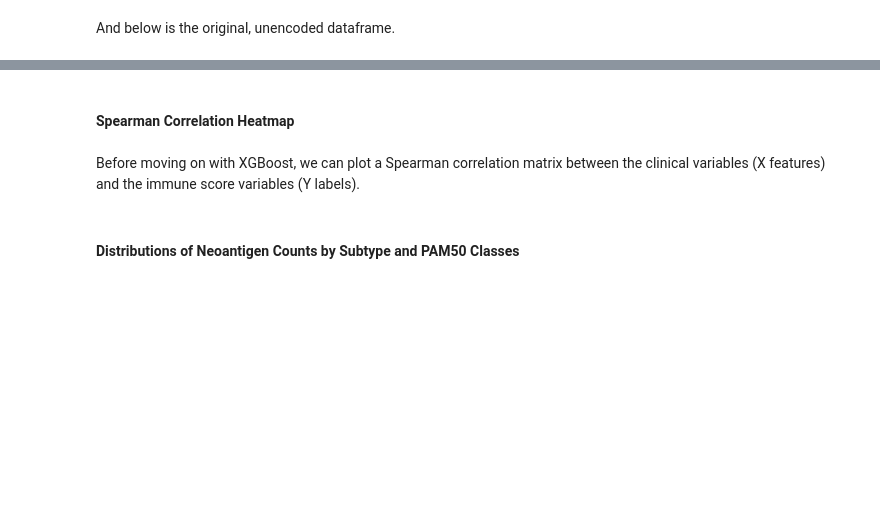
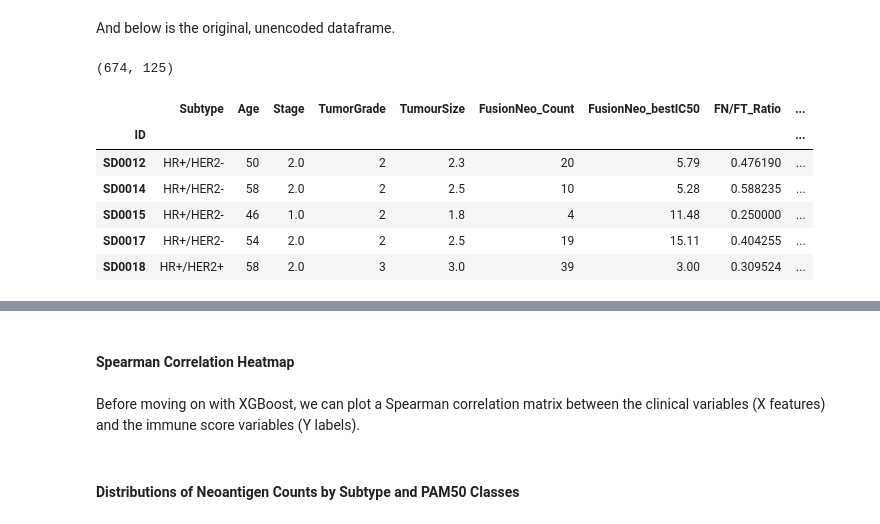
Before and after one commit to cancer-research-malaysia/ImmuNeonSVM, a Jupyter notebook: nb/xgboost_tuned.ipynb, the cells around one changed output, grey strips where cells are left out. Cells and saved outputs as stored; diff of their text form; code cells hidden in the pictures; blank space fills up the shorter version.

```diff
--- a/nb/xgboost_tuned.ipynb
+++ b/nb/xgboost_tuned.ipynb
@@ -143,12 +139,10 @@ dfx['IMPRES'] = dfx['IMPRES'].astype('int64')
 # %%
-# change Stage and Age column into int64
-dfx2['Stage'] = dfx2['Stage'].astype('int64')
-dfx2['Age'] = dfx2['Age'].astype('int64')
-dfx2['TumorGrade'] = dfx2['TumorGrade'].astype('int64')
-dfx2['IMPRES'] = dfx2['IMPRES'].astype('int64')
-dfx2['FusionNeo_Count'] = dfx2['FusionNeo_Count'].astype('int64')
-dfx2['FusionTransscript_Count'] = dfx2['FusionTransscript_Count'].astype('int64')
-dfx2['SNVindelNeo_Count'] = dfx2['SNVindelNeo_Count'].astype('int64')
-dfx2['FN/FT_Ratio'] = dfx2['FN/FT_Ratio'].astype('float64')
+dfd['Subtype'] = dfd['Subtype'].astype('category')
+dfd['Age'] = dfd['Age'].astype('int64')
+dfd['TumorGrade'] = dfd['TumorGrade'].astype('int64')
+dfd['IMPRES'] = dfd['IMPRES'].astype('int64')
+dfd['FusionNeo_Count'] = dfd['FusionNeo_Count'].astype('int64')
+dfd['SNVindelNeo_Count'] = dfd['SNVindelNeo_Count'].astype('int64')
+dfd['FN/FT_Ratio'] = dfd['FN/FT_Ratio'].astype('float64')
 
-print(dfx2.dtypes)
+print(dfd.dtypes)
@@ -161,9 +173,8 @@ from feature_engine.encoding import OneHotEncoder
 
 encoder = OneHotEncoder(
     variables=['Subtype'],
-    drop_last=False,
-    )
+    drop_last=False)
 
-encoder.fit(dfx2)
-df_tmp = encoder.transform(dfx2)
-df_tmp.head()
+encoder.fit(dfd)
+dfd_ = encoder.transform(dfd)
+dfd_.head()
@@ -189,5 +217,14 @@ dfx2_.head()
 # %% [markdown]
 And below is the original, unencoded dataframe.
 # %%
-print(dfx2.shape)
-dfx2.head()
+print(dfd.shape)
+dfd.head()
+# %% [output]
+(674, 125)
+|  | Subtype | Age | Stage | TumorGrade | TumourSize | FusionNeo_Count | FusionNeo_bestIC50 | FN/FT_Ratio | ... |
+| ID |  |  |  |  |  |  |  |  | ... |
+| SD0012 | HR+/HER2- | 50 | 2.0 | 2 | 2.3 | 20 | 5.79 | 0.476190 | ... |
+| SD0014 | HR+/HER2- | 58 | 2.0 | 2 | 2.5 | 10 | 5.28 | 0.588235 | ... |
+| SD0015 | HR+/HER2- | 46 | 1.0 | 2 | 1.8 | 4 | 11.48 | 0.250000 | ... |
+| SD0017 | HR+/HER2- | 54 | 2.0 | 2 | 2.5 | 19 | 15.11 | 0.404255 | ... |
+| SD0018 | HR+/HER2+ | 58 | 2.0 | 3 | 3.0 | 39 | 3.00 | 0.309524 | ... |
```
Also changed, not shown: parts of 30 cells of this notebook, 1 other file.
